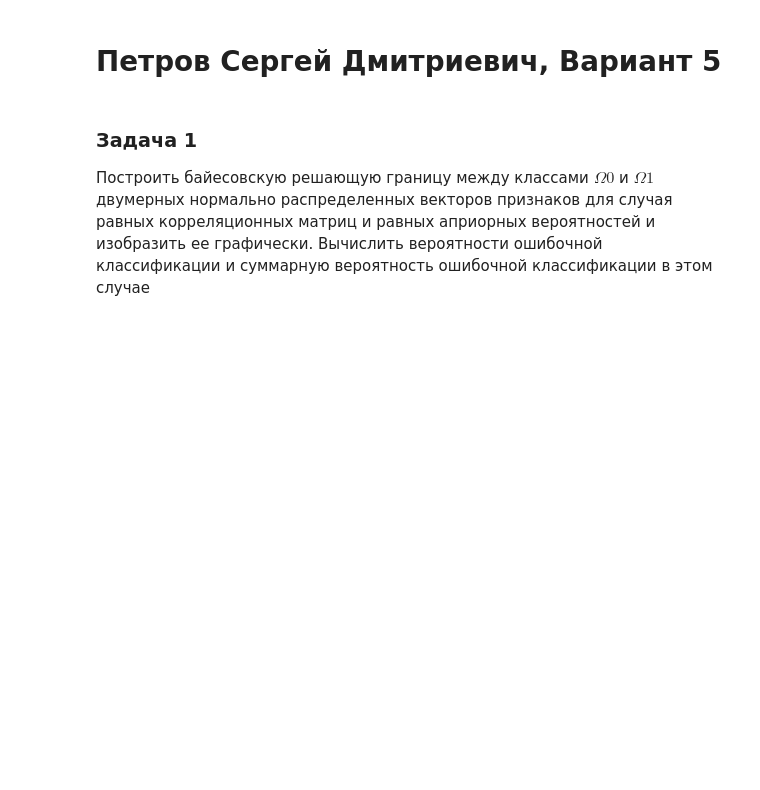
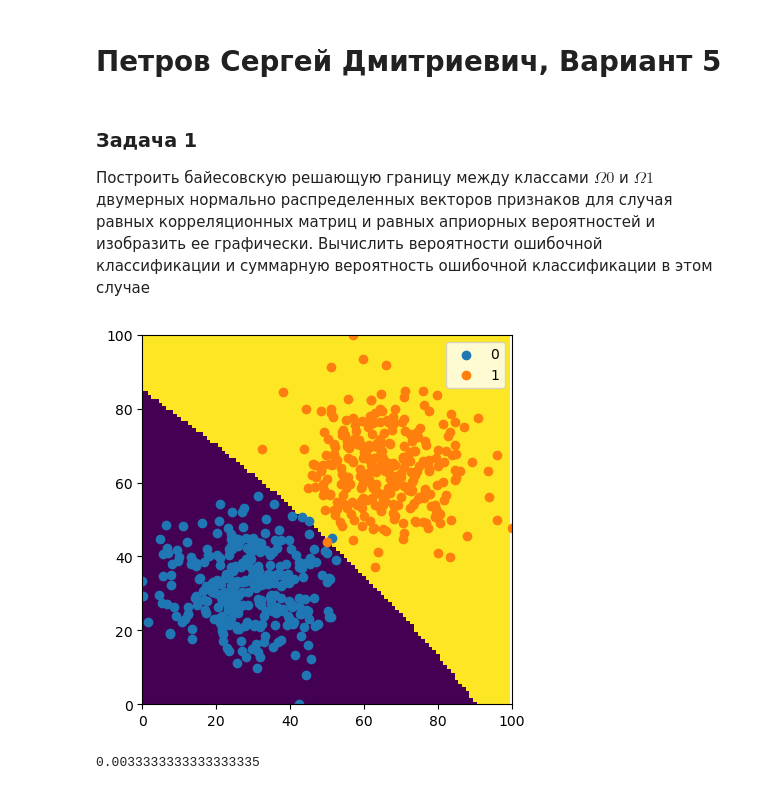
Before and after one commit to UIIf/Study, a Jupyter notebook: 4course/PatternRecognition/lab2.ipynb, the cells around one changed output. Drawn from its saved outputs; the diff is of its cells as text; code cells hidden in the pictures; blank space fills up the shorter version.

```diff
--- a/4course/PatternRecognition/lab2.ipynb
+++ b/4course/PatternRecognition/lab2.ipynb
@@ -81,0 +175,18 @@ def create_data_for_class(N:list, M:list, B:list):
+# %%
+baies = BiasClassifier(
+    create_data_for_class(
+        N=[300, 300],
+        M=[lab1.M1, lab1.M2],
+        B=[lab1.B_diag_symm, lab1.B_diag_symm]
+    )
+)
+# %%
+baies.create_pred_img([100, 100])
+plt.legend()
+plt.show()
+# %% [output]
+[figure, added]
+# %%
+baies.prob_false_classif(0)
+# %% [output]
+0.0033333333333333335
```
Also changed, not shown: parts of 20 cells of this notebook, 1 other file.
